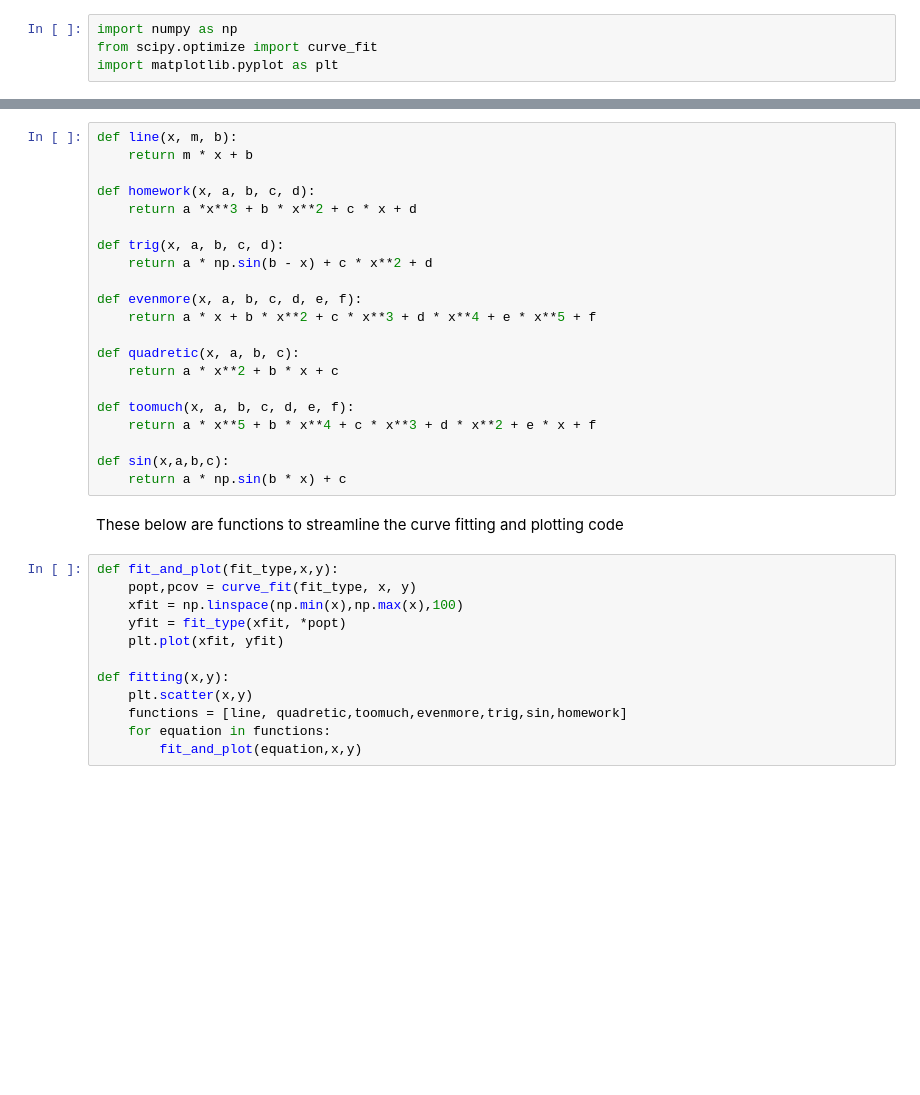
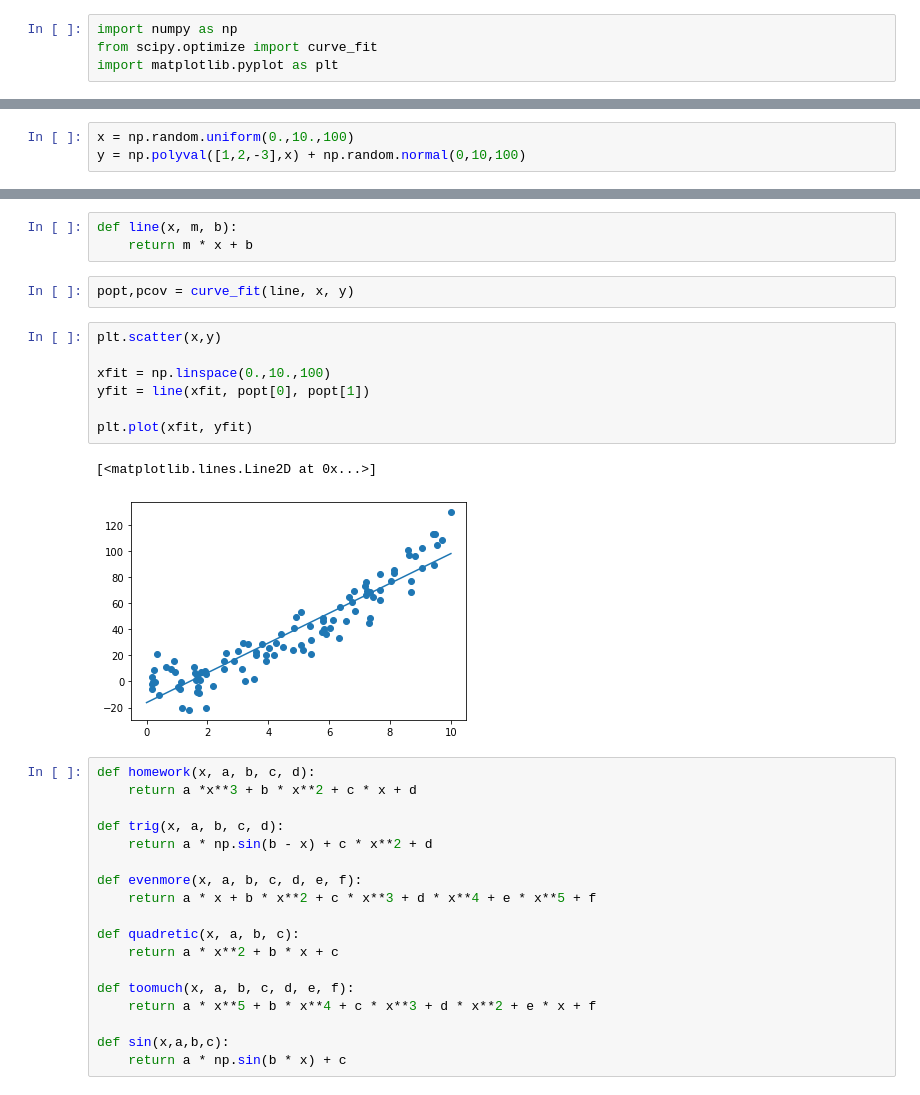
Before and after one commit to UMD-ENMA165/4-21-22-Class, a Jupyter notebook: curve_fitting.ipynb, the cells around one changed output, grey strips where cells are left out. Drawn from its saved outputs; the diff is of its cells as text; blank space fills up the shorter version.

```diff
--- a/curve_fitting.ipynb
+++ b/curve_fitting.ipynb
@@ -6,0 +9,3 @@ These are the mathematical equations for curve fitting
+# %%
+x = np.random.uniform(0.,10.,100)
+y = np.polyval([1,2,-3],x) + np.random.normal(0,10,100)
@@ -7,7 +17,19 @@ These are the mathematical equations for curve fitting
+# %%
+def line(x, m, b):
+    return m * x + b
+# %%
+popt,pcov = curve_fit(line, x, y)
+# %%
+plt.scatter(x,y)
+
+xfit = np.linspace(0.,10.,100)
+yfit = line(xfit, popt[0], popt[1])
+
+plt.plot(xfit, yfit)
+# %% [output]
+[<matplotlib.lines.Line2D at 0x...>]
+[figure, added]
 # %%
-def line(x, m, b):
-    return m * x + b
-
 def homework(x, a, b, c, d):
     return a *x**3 + b * x**2 + c * x + d
 
@@ -25,17 +47,3 @@ def toomuch(x, a, b, c, d, e, f):
 
 def sin(x,a,b,c):
     return a * np.sin(b * x) + c
-# %% [markdown]
-These below are functions to streamline the curve fitting and plotting code
-# %%
-def fit_and_plot(fit_type,x,y):
-    popt,pcov = curve_fit(fit_type, x, y)
-    xfit = np.linspace(np.min(x),np.max(x),100)
-    yfit = fit_type(xfit, *popt)
-    plt.plot(xfit, yfit)
-
-def fitting(x,y):
-    plt.scatter(x,y)
-    functions = [line, quadretic,toomuch,evenmore,trig,sin,homework]
-    for equation in functions:
-        fit_and_plot(equation,x,y)
```
Also changed, not shown: parts of 21 cells of this notebook.
